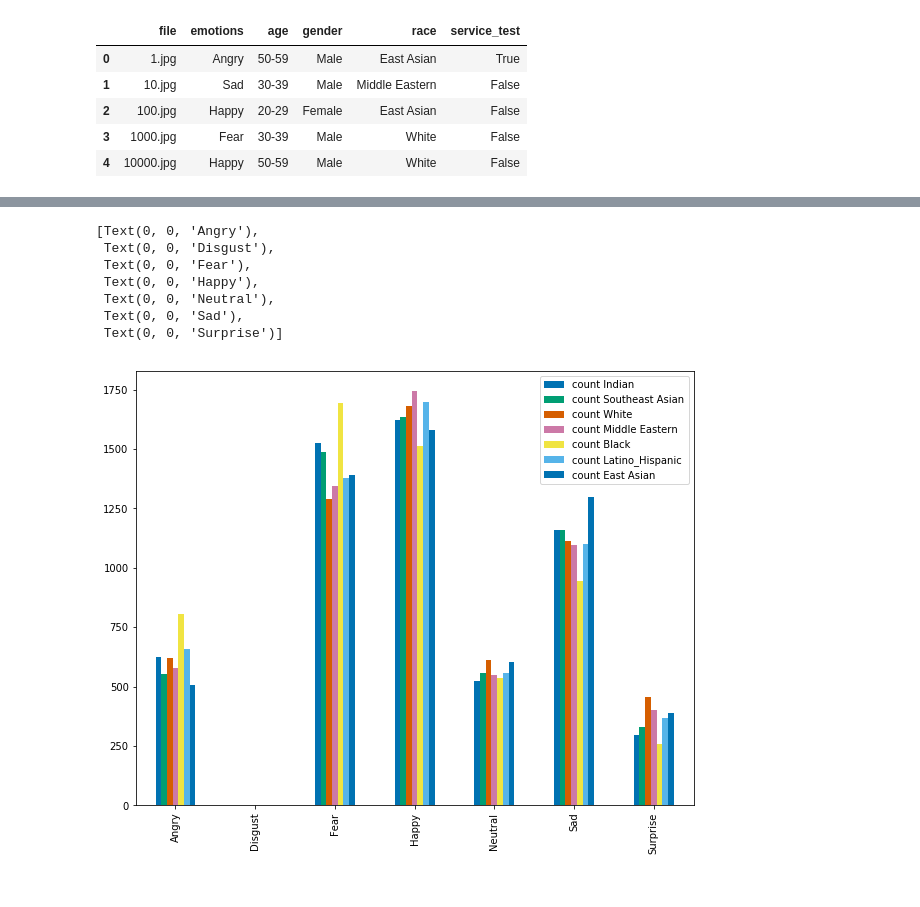
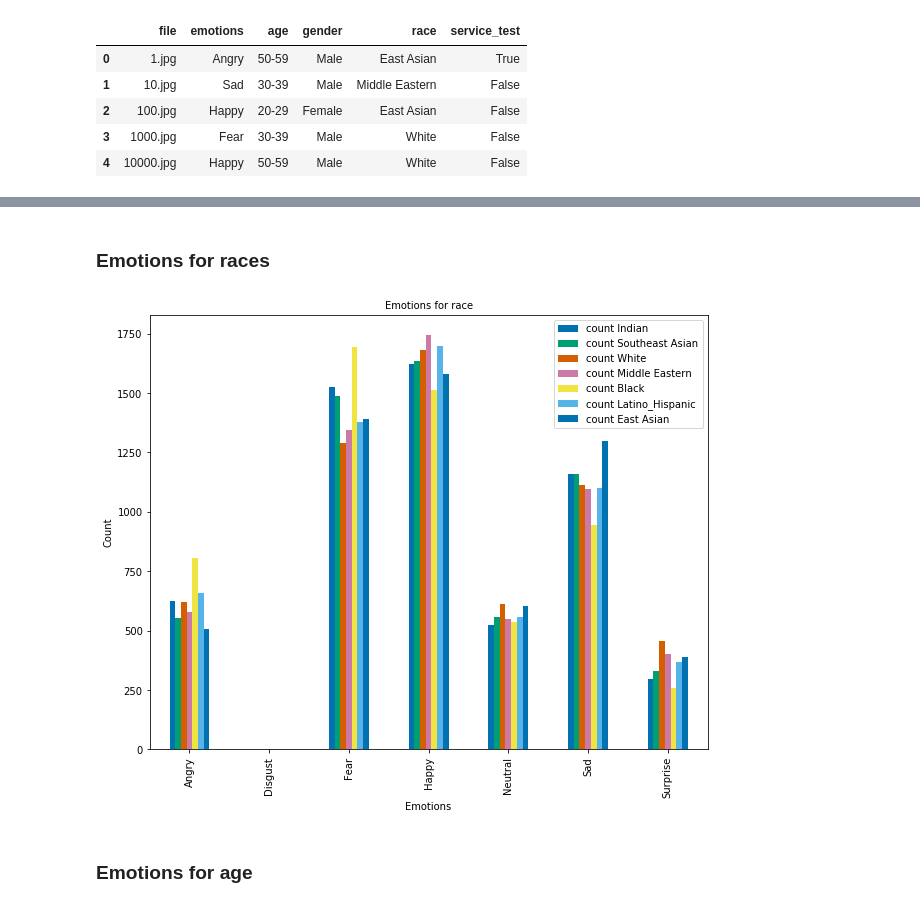
Before and after one commit to EwertonDCSilv/emotion_faces, a Jupyter notebook: tp.ipynb, the cells around one changed output, grey strips where cells are left out. Drawn from its saved outputs; the diff is of its cells as text; code cells hidden in the pictures.

Commit message:
Create chart for analisys

```diff
--- a/tp.ipynb
+++ b/tp.ipynb
@@ -227,20 +206,22 @@ df_merge.plot.bar().set_xticklabels(emotions_list)
+# %% [markdown]
+### Emotions for races
 # %%
 df_race = df.groupby(["emotions", "race"], as_index=False).sum()
 df_race.columns = ["emotions", "race", "count"]
 # %%
-emotions_list = list(gender['emotions'].unique())
+emotions_list = list(df_race['emotions'].unique())
 
 df_merge = mergeForPlot(df_race,'race')
-df_merge.plot.bar().set_xticklabels(emotions_list)
+plotResult = df_merge.plot.bar().set(
+    xticklabels=emotions_list,
+    title="Emotions for race",
+    xlabel='Emotions',
+    ylabel="Count"
+)
 # %% [output]
-[Text(0, 0, 'Angry'),
- Text(0, 0, 'Disgust'),
- Text(0, 0, 'Fear'),
- Text(0, 0, 'Happy'),
- Text(0, 0, 'Neutral'),
- Text(0, 0, 'Sad'),
- Text(0, 0, 'Surprise')]
-[figure, old version]
+[figure, new version]
+# %% [markdown]
+### Emotions for age
 # %%
 df_age = df.groupby(["emotions", "age"], as_index=False).sum()
 df_age.columns = ["emotions", "age", "count"]
```
Also changed, not shown: parts of 14 cells of this notebook.
